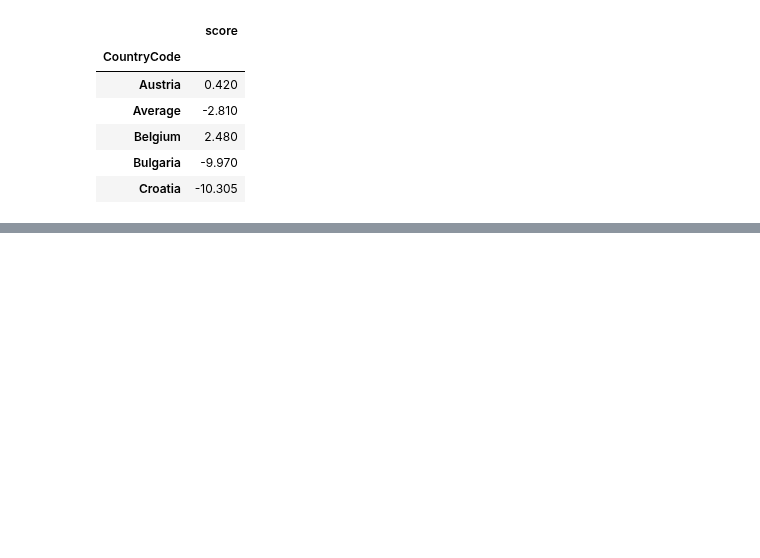
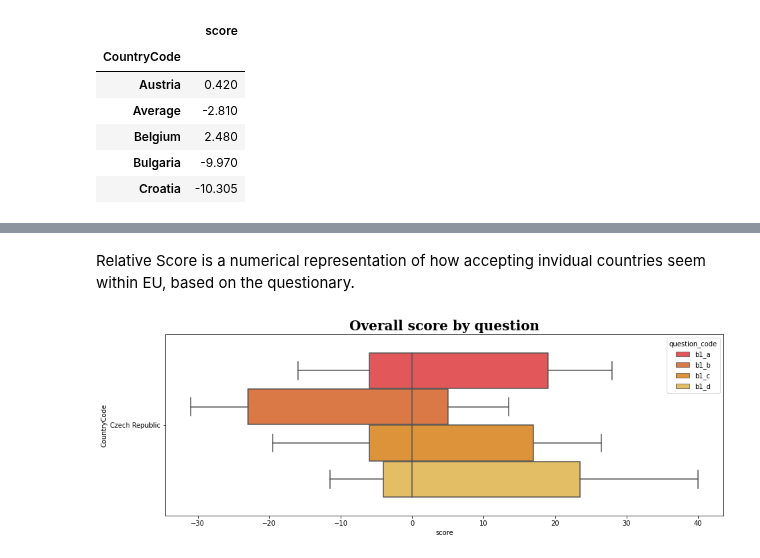
Before and after one commit to Petint/AI-and-DS, a Jupyter notebook: The LGBT project/project.ipynb, the cells around one changed output, grey strips where cells are left out. Cells and saved outputs as stored; diff of their text form; code cells hidden in the pictures; blank space fills up the shorter version.

```diff
--- a/The LGBT project/project.ipynb
+++ b/The LGBT project/project.ipynb
@@ -578,0 +608,10 @@ Shape of the pivot table:  (29, 1)
+# %% [markdown]
+Relative Score is a numerical representation of how accepting invidual countries seem within EU, based on the questionary.
+# %%
+# Plot the dataframe
+fig=plt.figure(figsize=(15,5))
+plt.title("Overall score by question",family='Serif', weight='bold', size=20)
+ax = sns.boxplot(x='score', y='CountryCode', hue='question_code',
+                 data=b1_df1.loc[b1_df1.CountryCode == 'Czech Republic'], palette=colors)
+# %% [output]
+[figure, added]
```
Also changed, not shown: parts of 4 cells of this notebook.
